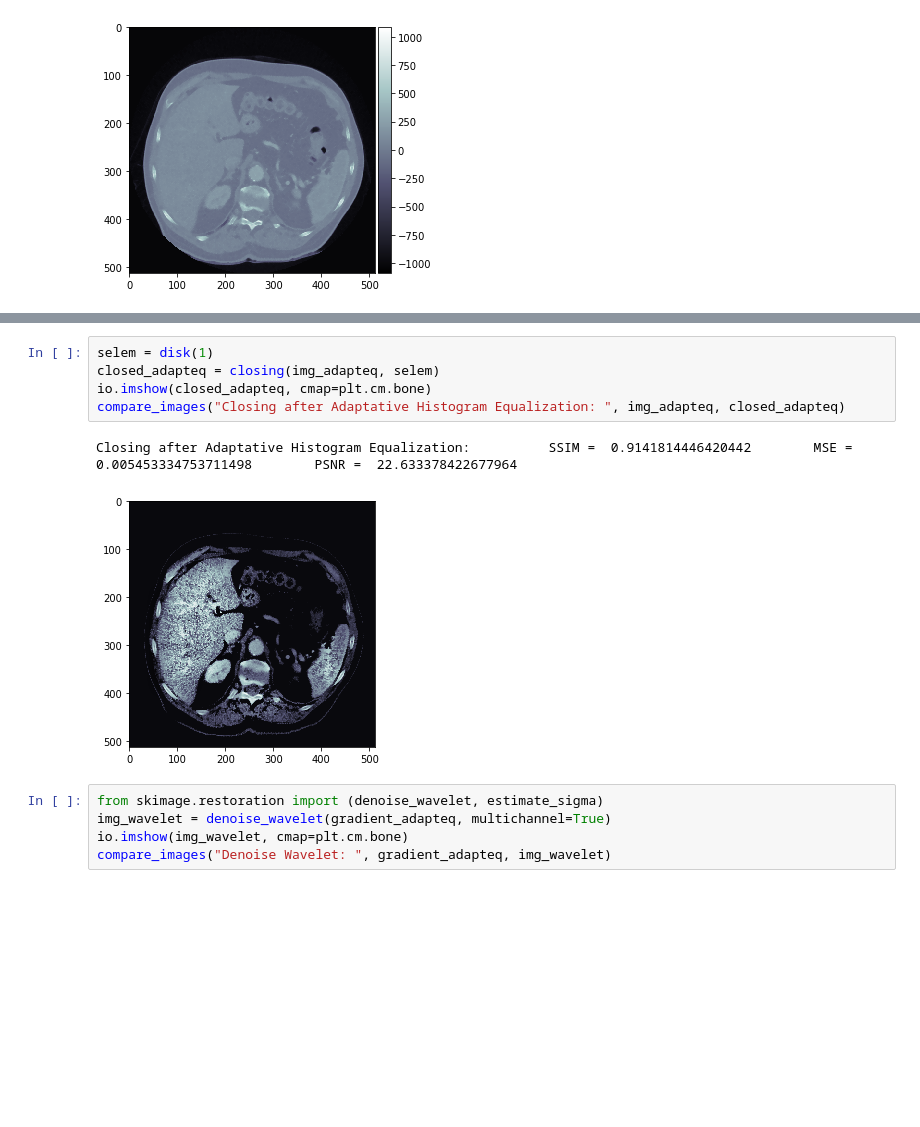
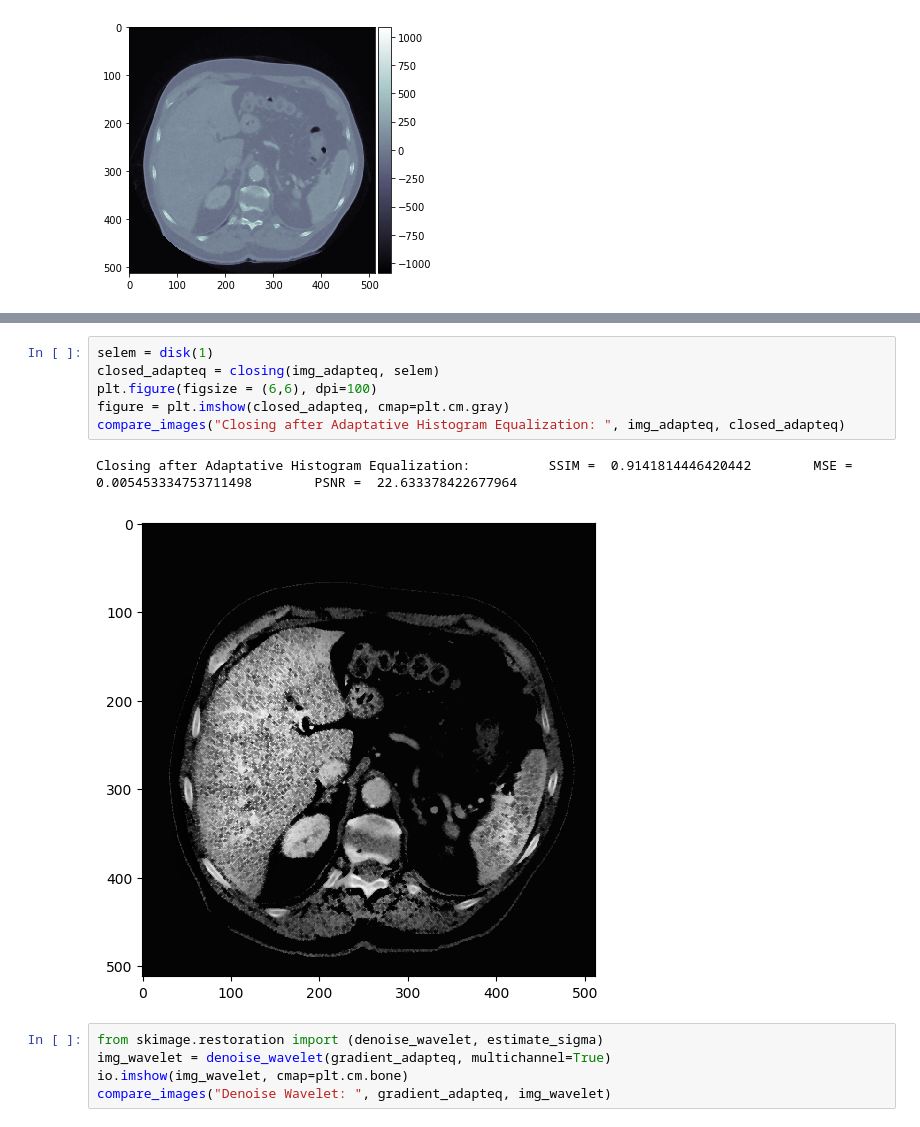
Before and after one commit to amenegotto/pyLiver, a Jupyter notebook: notebook/MorphologyExperiments.ipynb, the cells around one changed output, grey strips where cells are left out. Cells and saved outputs as stored; diff of their text form; blank space fills up the shorter version.

```diff
--- a/notebook/MorphologyExperiments.ipynb
+++ b/notebook/MorphologyExperiments.ipynb
@@ -141,11 +146,12 @@ Opened after Adaptative Histogram Equalization:          SSIM =  0.8676882863182
 # %%
 selem = disk(1)
 closed_adapteq = closing(img_adapteq, selem)
-io.imshow(closed_adapteq, cmap=plt.cm.bone)
+plt.figure(figsize = (6,6), dpi=100)
+figure = plt.imshow(closed_adapteq, cmap=plt.cm.gray)
 compare_images("Closing after Adaptative Histogram Equalization: ", img_adapteq, closed_adapteq)
 # %% [output]
 Closing after Adaptative Histogram Equalization:          SSIM =  0.9141814446420442        MSE =  0.005453334753711498        PSNR =  22.633378422677964
-[figure, old version]
+[figure, new version]
 # %%
 from skimage.restoration import (denoise_wavelet, estimate_sigma)
 img_wavelet = denoise_wavelet(gradient_adapteq, multichannel=True)
```
Also changed, not shown: parts of 5 cells of this notebook.
